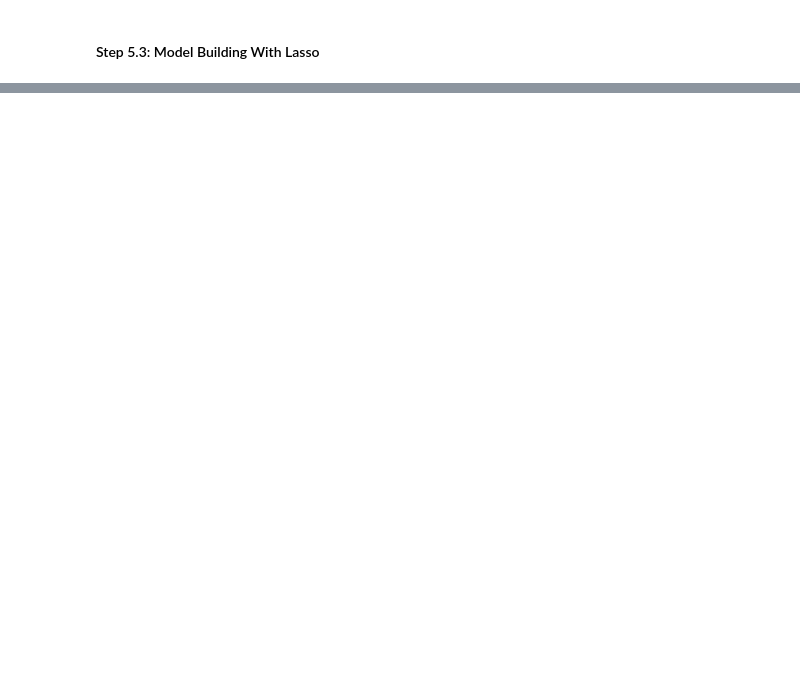
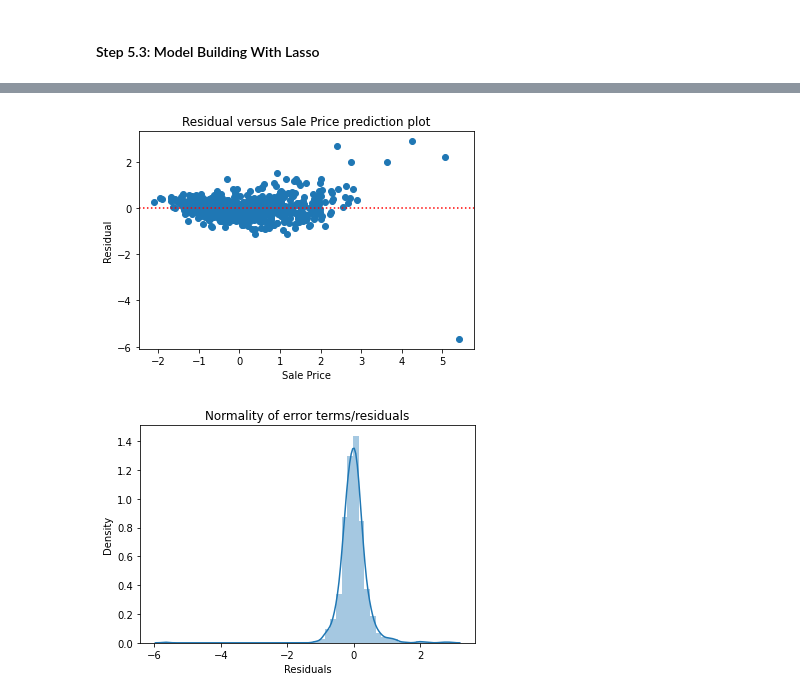
Before and after one commit to SathishKumarRamasamy/advance-regression-assignment, a Jupyter notebook: advanced-regression-assignment.ipynb, the cells around one changed output, grey strips where cells are left out. Saved outputs shown, nothing was run; the diff lists cells and outputs as text; code cells hidden in the pictures; blank space fills up the shorter version.

```diff
--- a/advanced-regression-assignment.ipynb
+++ b/advanced-regression-assignment.ipynb
@@ -2549,0 +2538,6 @@ pd.DataFrame({'Features':X_train_final.columns, 'Coefficient':result['model'].co
+# %%
+# Evaluate Regression Assumptions for Lasso
+eval_lr_assumptions(lasso_result['model'],X_train_rfe,y_train)
+# %% [output]
+[figure, added]
+[figure, added]
```
Also changed, not shown: parts of 29 cells of this notebook.
